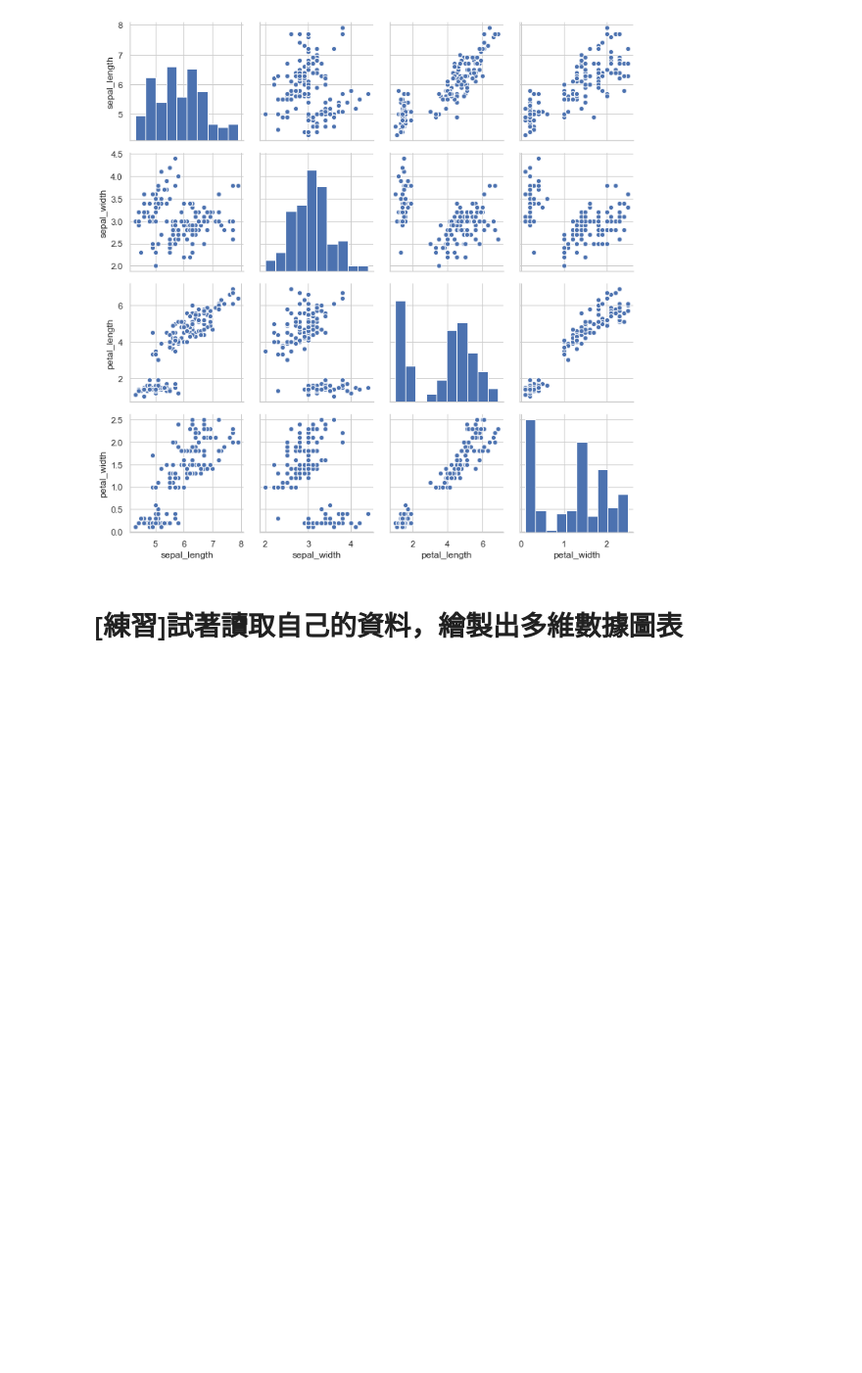
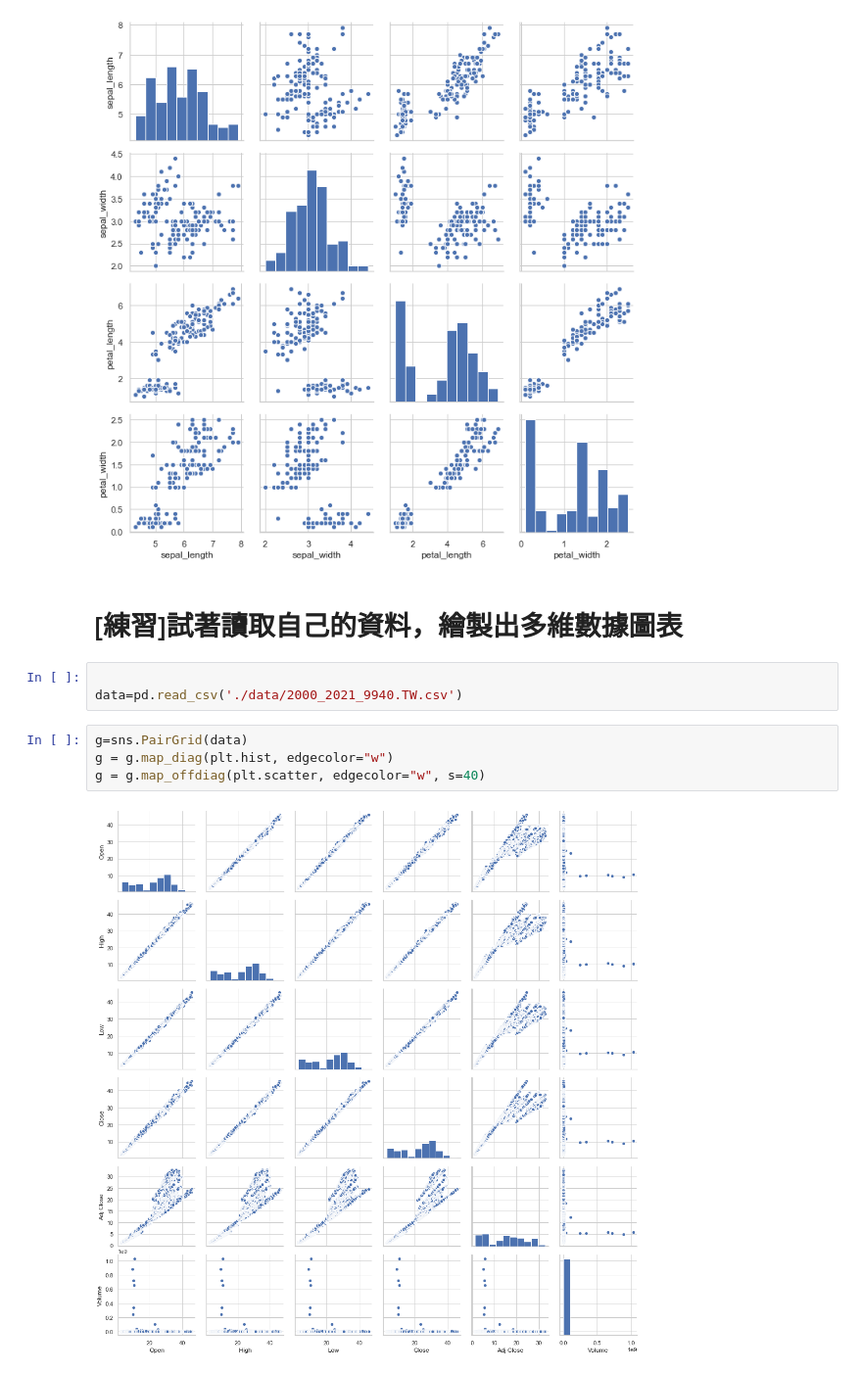
Before and after one commit to hswang108/IMLP_347, a Jupyter notebook: 04_Seaborn數據視覺化(1).ipynb, the cells around one changed output. Shown at 98% size. Drawn from its saved outputs; the diff is of its cells as text; blank space fills up the shorter version.

```diff
--- a/04_Seaborn數據視覺化(1).ipynb
+++ b/04_Seaborn數據視覺化(1).ipynb
@@ -367,3 +367,12 @@ g = g.map_offdiag(plt.scatter, edgecolor="w", s=40)
 [figure]
 # %% [markdown]
 # [練習]試著讀取自己的資料，繪製出多維數據圖表
+# %%
+
+data=pd.read_csv('./data/2000_2021_9940.TW.csv')
+# %%
+g=sns.PairGrid(data)
+g = g.map_diag(plt.hist, edgecolor="w")
+g = g.map_offdiag(plt.scatter, edgecolor="w", s=40)
+# %% [output]
+[figure, added]
```
Also changed, not shown: parts of 6 cells of this notebook, 1 other file.
